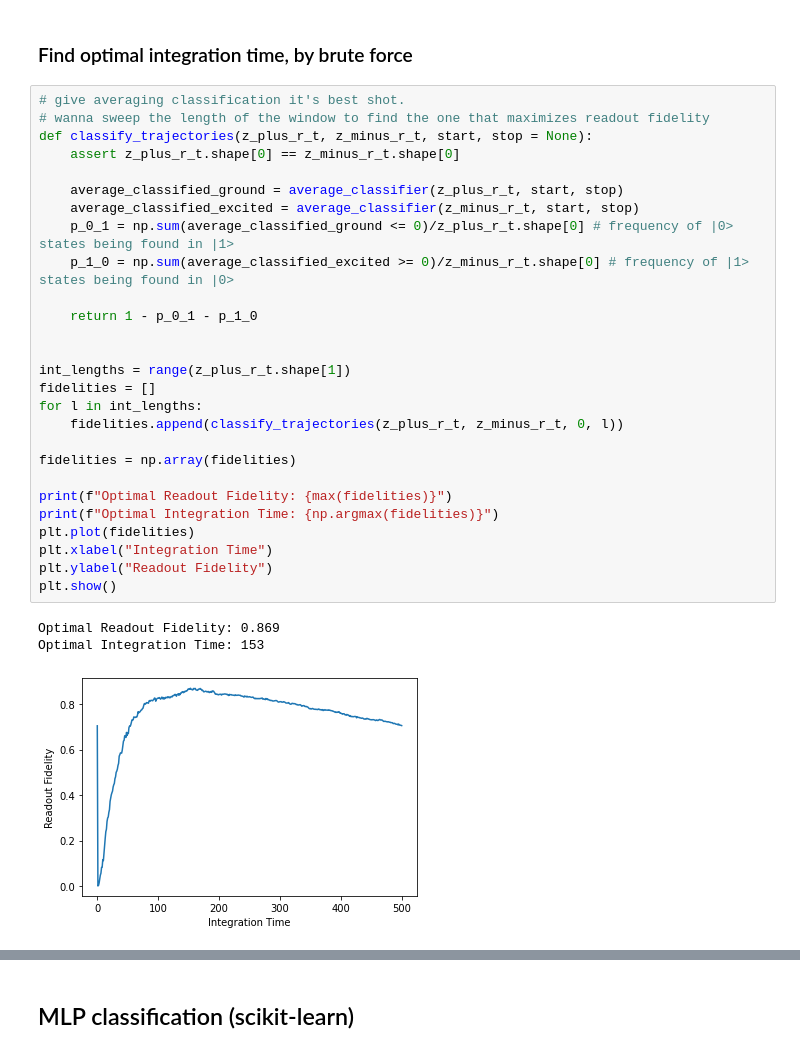
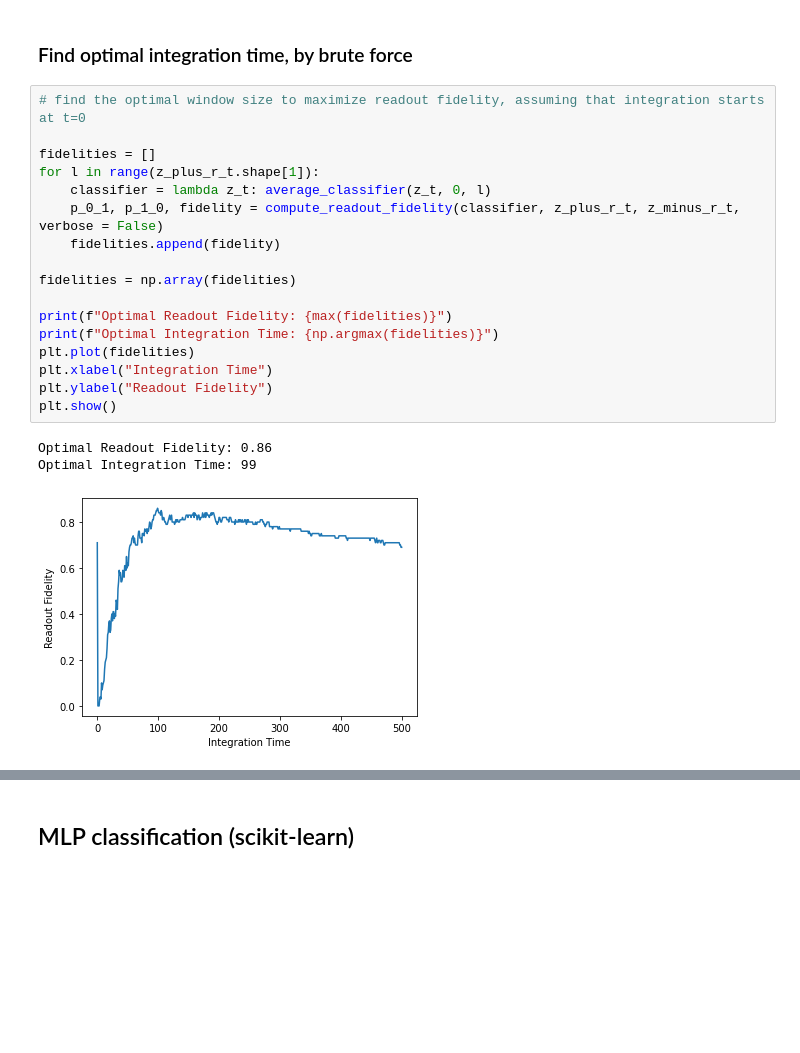
Before and after one commit to fischermoseley/readout_classifier, a Jupyter notebook: simulation_pipeline.ipynb, the cells around one changed output, grey strips where cells are left out. Drawn from its saved outputs; the diff is of its cells as text; blank space fills up the shorter version.

Commit message:
finish optimal boxcar search, add HLS build

```diff
--- a/simulation_pipeline.ipynb
+++ b/simulation_pipeline.ipynb
@@ -178,33 +204,23 @@ This corresponds to a readout fidelity of 0.704
 # %% [markdown]
 ### Find optimal integration time, by brute force
-# %%
-# give averaging classification it's best shot.
-# wanna sweep the length of the window to find the one that maximizes readout fidelity
-def classify_trajectories(z_plus_r_t, z_minus_r_t, start, stop = None):
-    assert z_plus_r_t.shape[0] == z_minus_r_t.shape[0]
-
-    average_classified_ground = average_classifier(z_plus_r_t, start, stop)
-    average_classified_excited = average_classifier(z_minus_r_t, start, stop)
-    p_0_1 = np.sum(average_classified_ground <= 0)/z_plus_r_t.shape[0] # frequency of |0> states being found in |1>
-    p_1_0 = np.sum(average_classified_excited >= 0)/z_minus_r_t.shape[0] # frequency of |1> states being found in |0>
-
-    return 1 - p_0_1 - p_1_0
-
-
-int_lengths = range(z_plus_r_t.shape[1])
-fidelities = []
-for l in int_lengths:
-    fidelities.append(classify_trajectories(z_plus_r_t, z_minus_r_t, 0, l))
-
-fidelities = np.array(fidelities)
-
-print(f"Optimal Readout Fidelity: {max(fidelities)}")
-print(f"Optimal Integration Time: {np.argmax(fidelities)}")
-plt.plot(fidelities)
-plt.xlabel("Integration Time")
-plt.ylabel("Readout Fidelity")
-plt.show()
-# %% [output]
-Optimal Readout Fidelity: 0.869
-Optimal Integration Time: 153
-[figure, removed]
+# %%
+# find the optimal window size to maximize readout fidelity, assuming that integration starts at t=0
+
+fidelities = []
+for l in range(z_plus_r_t.shape[1]):
+    classifier = lambda z_t: average_classifier(z_t, 0, l)
+    p_0_1, p_1_0, fidelity = compute_readout_fidelity(classifier, z_plus_r_t, z_minus_r_t, verbose = False)
+    fidelities.append(fidelity)
+
+fidelities = np.array(fidelities)
+
+print(f"Optimal Readout Fidelity: {max(fidelities)}")
+print(f"Optimal Integration Time: {np.argmax(fidelities)}")
+plt.plot(fidelities)
+plt.xlabel("Integration Time")
+plt.ylabel("Readout Fidelity")
+plt.show()
+# %% [output]
+Optimal Readout Fidelity: 0.86
+Optimal Integration Time: 99
+[figure, added]
```
Also changed, not shown: parts of 23 cells of this notebook.
